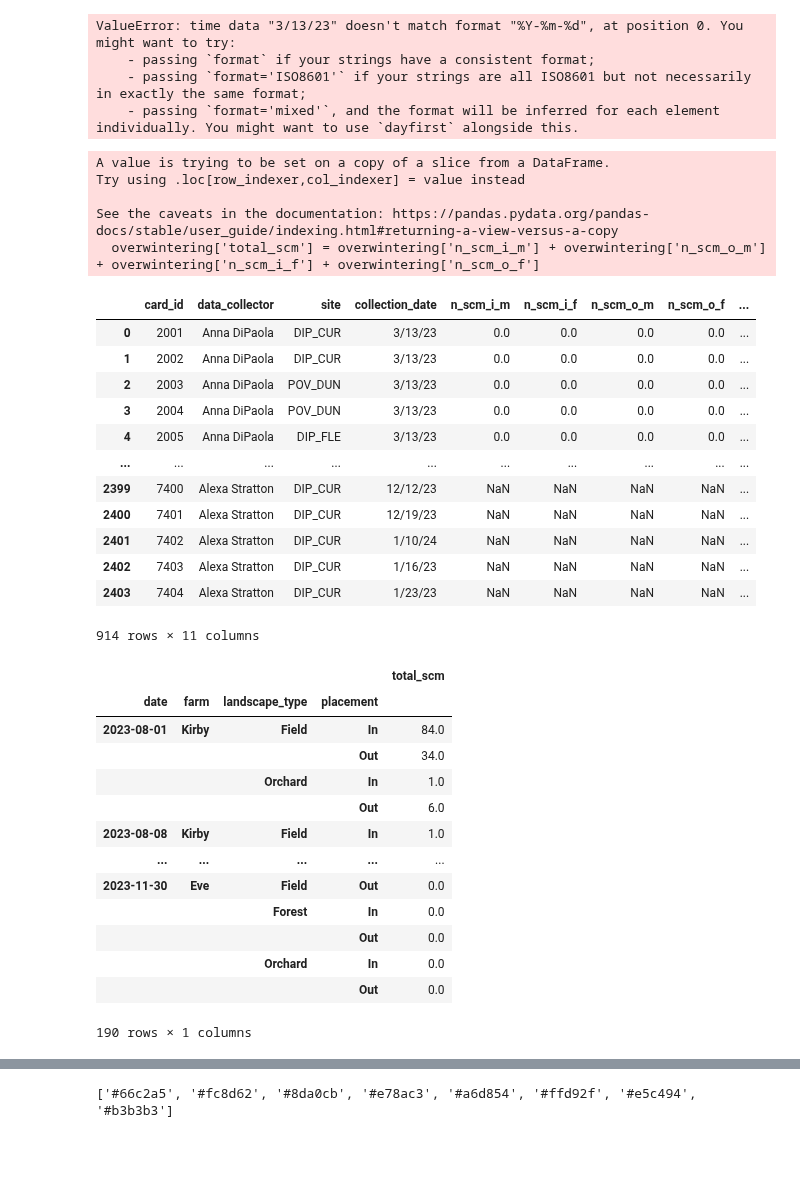
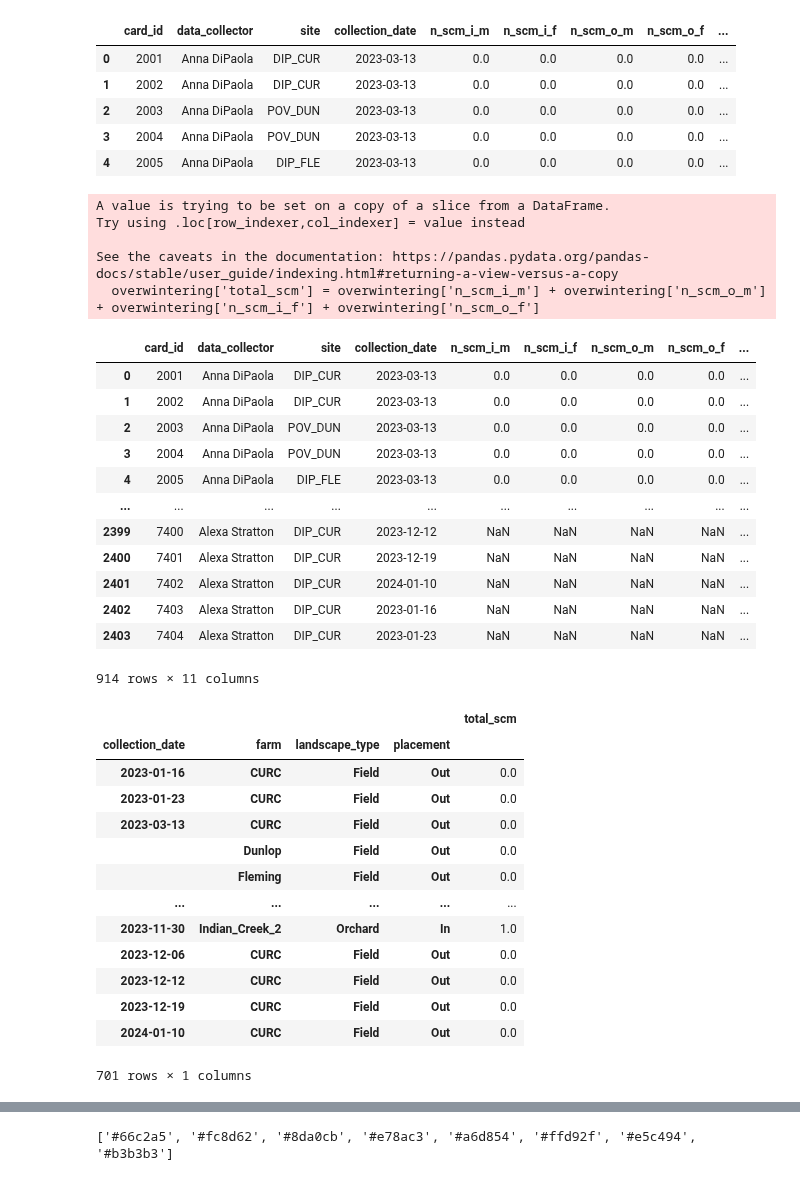
Before and after one commit to chloecho31/cornell, a Jupyter notebook: SCM/2023/Overwintering/scm_overwintering.ipynb, the cells around one changed output, grey strips where cells are left out. Cells and saved outputs as stored; diff of their text form; code cells hidden in the pictures; blank space fills up the shorter version.

```diff
--- a/SCM/2023/Overwintering/scm_overwintering.ipynb
+++ b/SCM/2023/Overwintering/scm_overwintering.ipynb
@@ -9,12 +9,15 @@ from datetime import datetime
 # %%
 sticky_cards = pd.read_csv('../Data/2023_scm_counts.csv')
 sticky_cards = clean_columns(sticky_cards)
-sticky_cards["collection_date"] = pd.to_datetime(sticky_cards["collection_date"], format="%Y-%m-%d")
+sticky_cards["collection_date"] = pd.to_datetime(sticky_cards["collection_date"], format="%m/%d/%y")
+sticky_cards.head()
 # %% [output]
-ValueError: time data "3/13/23" doesn't match format "%Y-%m-%d", at position 0. You might want to try:
-    - passing `format` if your strings have a consistent format;
-    - passing `format='ISO8601'` if your strings are all ISO8601 but not necessarily in exactly the same format;
-    - passing `format='mixed'`, and the format will be inferred for each element individually. You might want to use `dayfirst` alongside this.
+|  | card_id | data_collector | site | collection_date | n_scm_i_m | n_scm_i_f | n_scm_o_m | n_scm_o_f | ... |
+| 0 | 2001 | Anna DiPaola | DIP_CUR | 2023-03-13 | 0.0 | 0.0 | 0.0 | 0.0 | ... |
+| 1 | 2002 | Anna DiPaola | DIP_CUR | 2023-03-13 | 0.0 | 0.0 | 0.0 | 0.0 | ... |
+| 2 | 2003 | Anna DiPaola | POV_DUN | 2023-03-13 | 0.0 | 0.0 | 0.0 | 0.0 | ... |
+| 3 | 2004 | Anna DiPaola | POV_DUN | 2023-03-13 | 0.0 | 0.0 | 0.0 | 0.0 | ... |
+| 4 | 2005 | Anna DiPaola | DIP_FLE | 2023-03-13 | 0.0 | 0.0 | 0.0 | 0.0 | ... |
 # %%
 overwintering_sites = [
     "EVE_ORC_IN",
@@ -84,17 +87,17 @@ Try using .loc[row_indexer,col_indexer] = value instead
 See the caveats in the documentation: https://pandas.pydata.org/pandas-docs/stable/user_guide/indexing.html#returning-a-view-versus-a-copy
   overwintering['total_scm'] = overwintering['n_scm_i_m'] + overwintering['n_scm_o_m'] + overwintering['n_scm_i_f'] + overwintering['n_scm_o_f']
 |  | card_id | data_collector | site | collection_date | n_scm_i_m | n_scm_i_f | n_scm_o_m | n_scm_o_f | ... |
-| 0 | 2001 | Anna DiPaola | DIP_CUR | 3/13/23 | 0.0 | 0.0 | 0.0 | 0.0 | ... |
-| 1 | 2002 | Anna DiPaola | DIP_CUR | 3/13/23 | 0.0 | 0.0 | 0.0 | 0.0 | ... |
-| 2 | 2003 | Anna DiPaola | POV_DUN | 3/13/23 | 0.0 | 0.0 | 0.0 | 0.0 | ... |
-| 3 | 2004 | Anna DiPaola | POV_DUN | 3/13/23 | 0.0 | 0.0 | 0.0 | 0.0 | ... |
-| 4 | 2005 | Anna DiPaola | DIP_FLE | 3/13/23 | 0.0 | 0.0 | 0.0 | 0.0 | ... |
+| 0 | 2001 | Anna DiPaola | DIP_CUR | 2023-03-13 | 0.0 | 0.0 | 0.0 | 0.0 | ... |
+| 1 | 2002 | Anna DiPaola | DIP_CUR | 2023-03-13 | 0.0 | 0.0 | 0.0 | 0.0 | ... |
+| 2 | 2003 | Anna DiPaola | POV_DUN | 2023-03-13 | 0.0 | 0.0 | 0.0 | 0.0 | ... |
+| 3 | 2004 | Anna DiPaola | POV_DUN | 2023-03-13 | 0.0 | 0.0 | 0.0 | 0.0 | ... |
+| 4 | 2005 | Anna DiPaola | DIP_FLE | 2023-03-13 | 0.0 | 0.0 | 0.0 | 0.0 | ... |
 | ... | ... | ... | ... | ... | ... | ... | ... | ... | ... |
-| 2399 | 7400 | Alexa Stratton | DIP_CUR | 12/12/23 | NaN | NaN | NaN | NaN | ... |
-| 2400 | 7401 | Alexa Stratton | DIP_CUR | 12/19/23 | NaN | NaN | NaN | NaN | ... |
-| 2401 | 7402 | Alexa Stratton | DIP_CUR | 1/10/24 | NaN | NaN | NaN | NaN | ... |
-| 2402 | 7403 | Alexa Stratton | DIP_CUR | 1/16/23 | NaN | NaN | NaN | NaN | ... |
-| 2403 | 7404 | Alexa Stratton | DIP_CUR | 1/23/23 | NaN | NaN | NaN | NaN | ... |
+| 2399 | 7400 | Alexa Stratton | DIP_CUR | 2023-12-12 | NaN | NaN | NaN | NaN | ... |
+| 2400 | 7401 | Alexa Stratton | DIP_CUR | 2023-12-19 | NaN | NaN | NaN | NaN | ... |
+| 2401 | 7402 | Alexa Stratton | DIP_CUR | 2024-01-10 | NaN | NaN | NaN | NaN | ... |
+| 2402 | 7403 | Alexa Stratton | DIP_CUR | 2023-01-16 | NaN | NaN | NaN | NaN | ... |
+| 2403 | 7404 | Alexa Stratton | DIP_CUR | 2023-01-23 | NaN | NaN | NaN | NaN | ... |
 914 rows × 11 columns
 # %%
 for i in range(len(overwintering.index)):
@@ -149,21 +152,21 @@ overwintering.to_csv('Data/overwintering_data.csv')
 # %%
-df = overwintering.groupby(['date', 'farm', 'landscape_type', 'placement'])[['total_scm']].sum()
+df = overwintering.groupby(['collection_date', 'farm', 'landscape_type', 'placement'])[['total_scm']].sum()
 df
 # %% [output]
 |  |  |  |  | total_scm |
-| date | farm | landscape_type | placement |  |
-| 2023-08-01 | Kirby | Field | In | 84.0 |
-|  |  |  | Out | 34.0 |
-|  |  | Orchard | In | 1.0 |
-|  |  |  | Out | 6.0 |
-| 2023-08-08 | Kirby | Field | In | 1.0 |
+| collection_date | farm | landscape_type | placement |  |
+| 2023-01-16 | CURC | Field | Out | 0.0 |
+| 2023-01-23 | CURC | Field | Out | 0.0 |
+| 2023-03-13 | CURC | Field | Out | 0.0 |
+|  | Dunlop | Field | Out | 0.0 |
+|  | Fleming | Field | Out | 0.0 |
 | ... | ... | ... | ... | ... |
-| 2023-11-30 | Eve | Field | Out | 0.0 |
-|  |  | Forest | In | 0.0 |
-|  |  |  | Out | 0.0 |
-|  |  | Orchard | In | 0.0 |
-|  |  |  | Out | 0.0 |
+| 2023-11-30 | Indian_Creek_2 | Orchard | In | 1.0 |
+| 2023-12-06 | CURC | Field | Out | 0.0 |
+| 2023-12-12 | CURC | Field | Out | 0.0 |
+| 2023-12-19 | CURC | Field | Out | 0.0 |
+| 2024-01-10 | CURC | Field | Out | 0.0 |
-190 rows × 1 columns
+701 rows × 1 columns
 # %%
 df = df.groupby(level=0).apply(lambda x:100 * x / float(x.sum()))
 df = df.reset_index(level=1, drop=True).reset_index()
```
Also changed, not shown: parts of 31 cells of this notebook, 11 other files.
